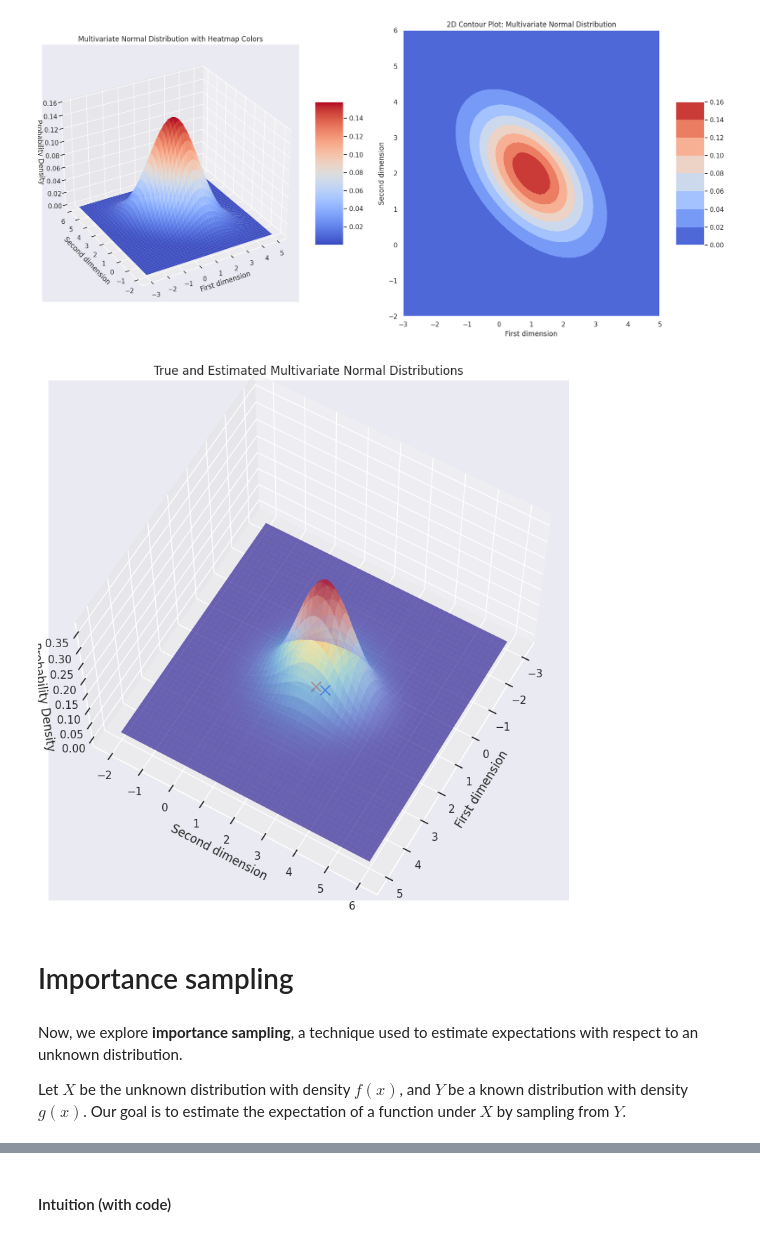
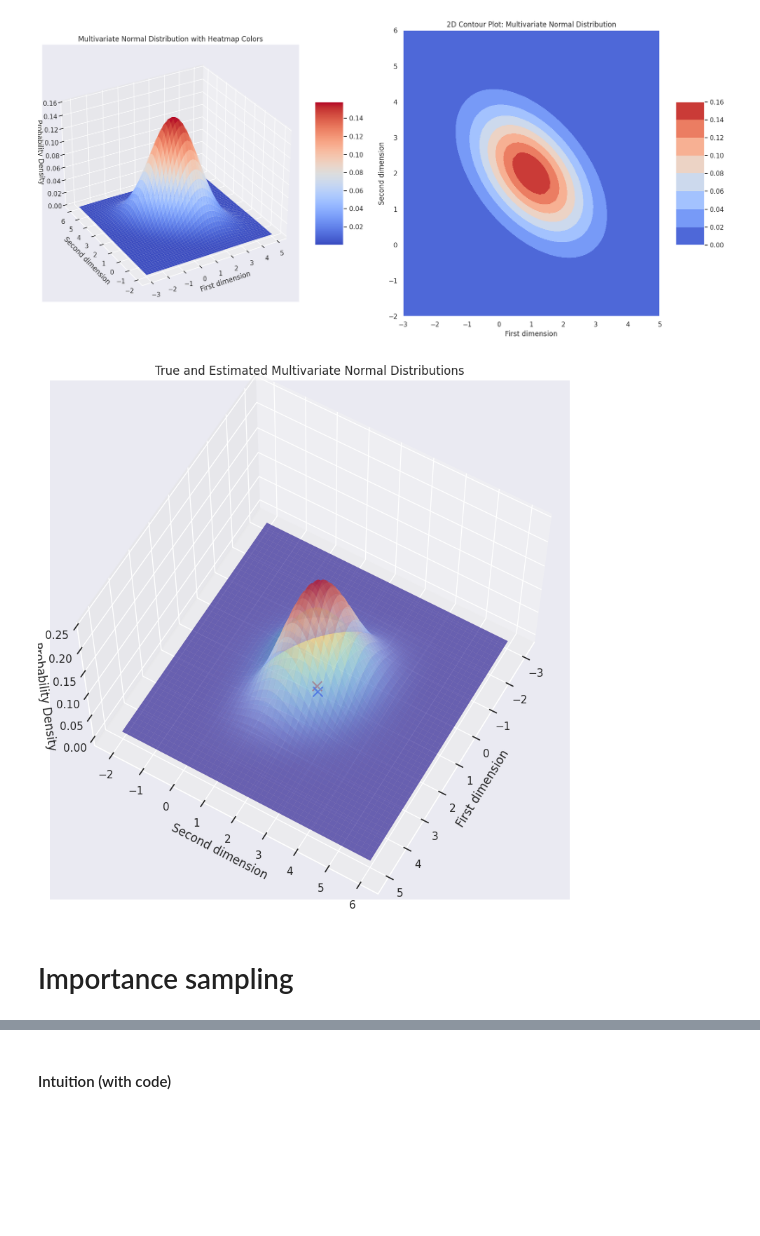
Before and after one commit to mKabouri/RL-algorithms, a Jupyter notebook: related/mc_importance_sampling.ipynb, the cells around one changed output, grey strips where cells are left out. Saved outputs shown, nothing was run; the diff lists cells and outputs as text; code cells hidden in the pictures; blank space fills up the shorter version.

Commit message:
Add importance sampling

```diff
--- a/related/mc_importance_sampling.ipynb
+++ b/related/mc_importance_sampling.ipynb
@@ -134,7 +135,7 @@ samples_list = [np.random.normal(true_mean, true_std, n) for n in num_samples_li
 
 # Plot all the curves on the same figure
 plt.figure(figsize=(10, 6))
-xs = np.linspace(MU - 4*SIGMA, MU + 4*SIGMA, plot_num_points)
+xs = np.linspace(true_mean - 4*true_std, true_mean + 4*true_std, plot_num_points)
 true_ys = gaussian_density_function(xs, true_mean, true_std)
 
 # Plot the ground truth Gaussian distribution
@@ -145,7 +146,7 @@ for i, samples in enumerate(samples_list):
     mean_estimation = mean_estimator(samples)
     variance_estimation = variance_estimator(samples)
     xs = np.linspace(mean_estimation - 4*variance_estimation, mean_estimation + 4*variance_estimation, plot_num_points)
-    estimated_ys = gaussian_distribution(xs, mean_estimation, variance_estimation)
+    estimated_ys = gaussian_density_function(xs, mean_estimation, variance_estimation)
     plt.plot(xs, estimated_ys, label=f'Estimated (n={len(samples)})', lw=2)
 
 # Add labels and legend
@@ -310,49 +311,45 @@ def multivariate_covariance_estimator(samples):
     return covariance_estimate
 
 def multivariate_normal_distribution(mean, cov, point):
-    return multivariate_normal.pdf(point, mean=mean, cov=cov)
+    return scipy.stats.multivariate_normal.pdf(point, mean=mean, cov=cov)
 # %%
 # Experiment with those values
 true_mean = np.array([1, 2])
-true_std = np.array([[1, 0], [0, 1]])
+true_cov = np.array([[1, 0], [0, 1]])
 num_samples = 10
 plot_num_points = 100
 ###########################################
 # Generate samples from the unknown distribution
-generate_samples = np.random.multivariate_normal(true_mean, true_std, num_samples)
+generate_samples = np.random.multivariate_normal(true_mean, true_cov, num_samples)
 
 mean_estimation = multivariate_mean_estimator(generate_samples)
 covariance_estimation = multivariate_covariance_estimator(generate_samples)
 
-x = np.linspace(true_mean[0]-4*true_std[0][0], true_mean[0]+4*true_std[0][0], plot_num_points)
-y = np.linspace(true_mean[1]-4*true_std[1][1], true_mean[1]+4*true_std[1][1], plot_num_points)
+x = np.linspace(true_mean[0]-4*true_cov[0][0], true_mean[0]+4*true_cov[0][0], plot_num_points)
+y = np.linspace(true_mean[1]-4*true_cov[1][1], true_mean[1]+4*true_cov[1][1], plot_num_points)
 X, Y = np.meshgrid(x, y)
 
 Z_true = multivariate_normal_distribution(true_mean, true_cov, np.dstack((X, Y)))
 Z_estimated = multivariate_normal_distribution(mean_estimation, covariance_estimation, np.dstack((X, Y)))
 
 # Create the 3D plot
 fig = plt.figure(figsize=(14, 8))
 ax = fig.add_subplot(111, projection='3d')
 
 surf_true = ax.plot_surface(X, Y, Z_true, cmap='viridis', alpha=0.5, edgecolor='none', label='True Distribution')
 surf_estimated = ax.plot_surface(X, Y, Z_estimated, cmap='coolwarm', alpha=0.5, edgecolor='none', label='Estimated Distribution')
 
 ax.scatter(*true_mean, color='red', s=100, marker='x', label='True Mean')
 ax.scatter(*mean_estimation, color='blue', s=100, marker='x', label='Estimated Mean')
 
 ax.set_xlabel('First dimension')
 ax.set_ylabel('Second dimension')
 ax.set_zlabel('Probability Density')
 ax.view_init(elev=60, azim=30)
 plt.title('True and Estimated Multivariate Normal Distributions')
 plt.tight_layout()
 plt.show()
 # %% [output]
-[figure, old version]
+[figure, new version]
 # %% [markdown]
 # Importance sampling
-# %% [markdown]
-Now, we explore **importance sampling**, a technique used to estimate expectations with respect to an unknown distribution.
-
-Let $X$ be the unknown distribution with density $f(x)$, and $Y$ be a known distribution with density $g(x)$. Our goal is to estimate the expectation of a function under $X$ by sampling from $Y$.
```
Also changed, not shown: parts of 20 cells of this notebook.
